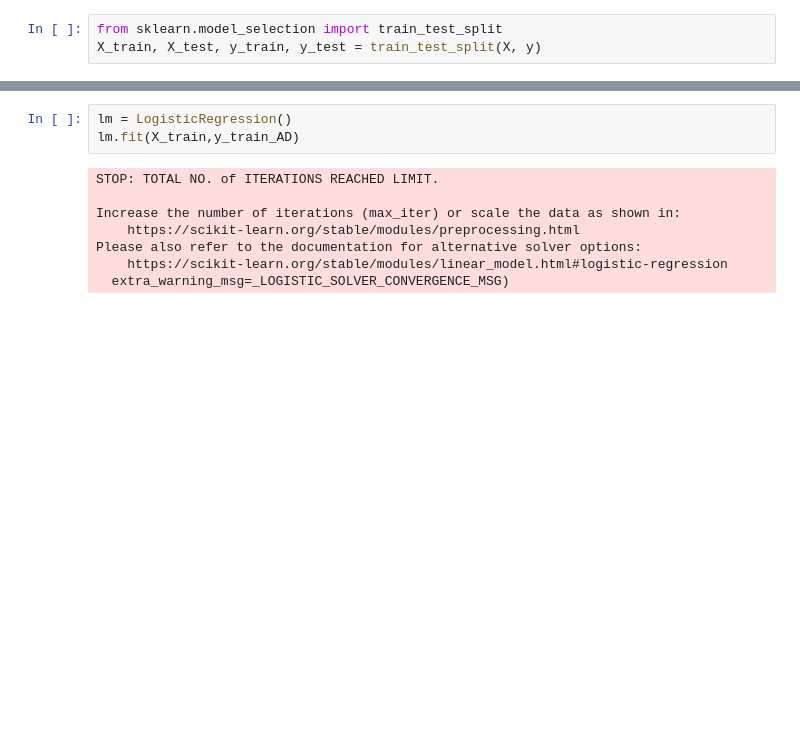
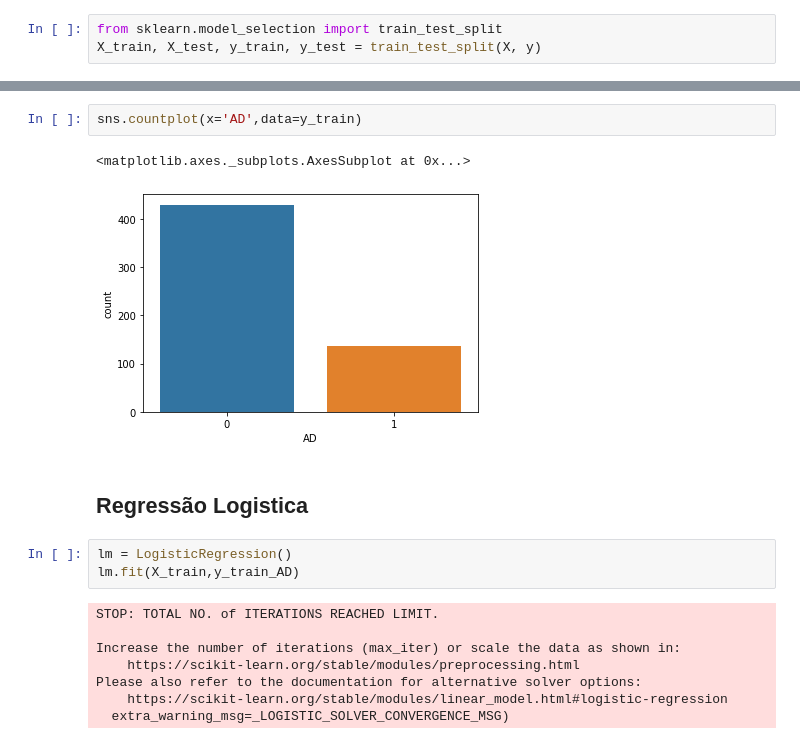
Before and after one commit to julianafalves/ic, a Jupyter notebook: Códigos/Treinamentos/RegressãoLogistica.ipynb, the cells around one changed output, grey strips where cells are left out. Drawn from its saved outputs; the diff is of its cells as text; blank space fills up the shorter version.

```diff
--- a/Códigos/Treinamentos/RegressãoLogistica.ipynb
+++ b/Códigos/Treinamentos/RegressãoLogistica.ipynb
@@ -120,4 +116,11 @@ y_train_AD
 Name: AD, Length: 567, dtype: int64
+# %%
+sns.countplot(x='AD',data=y_train)
+# %% [output]
+<matplotlib.axes._subplots.AxesSubplot at 0x...>
+[figure, added]
+# %% [markdown]
+## Regressão Logistica
 # %%
 lm = LogisticRegression()
 lm.fit(X_train,y_train_AD)
```
Also changed, not shown: parts of 16 cells of this notebook.
